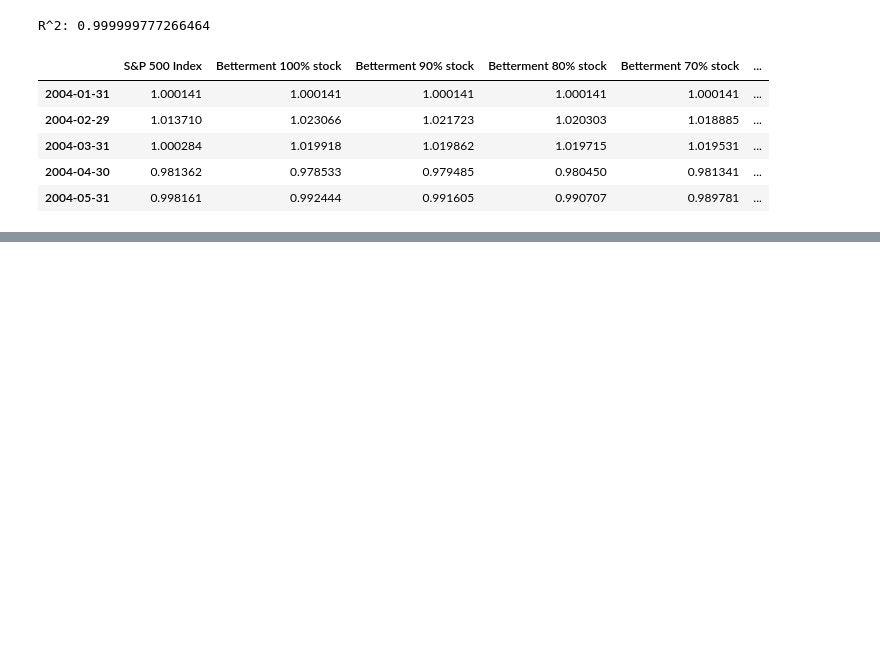
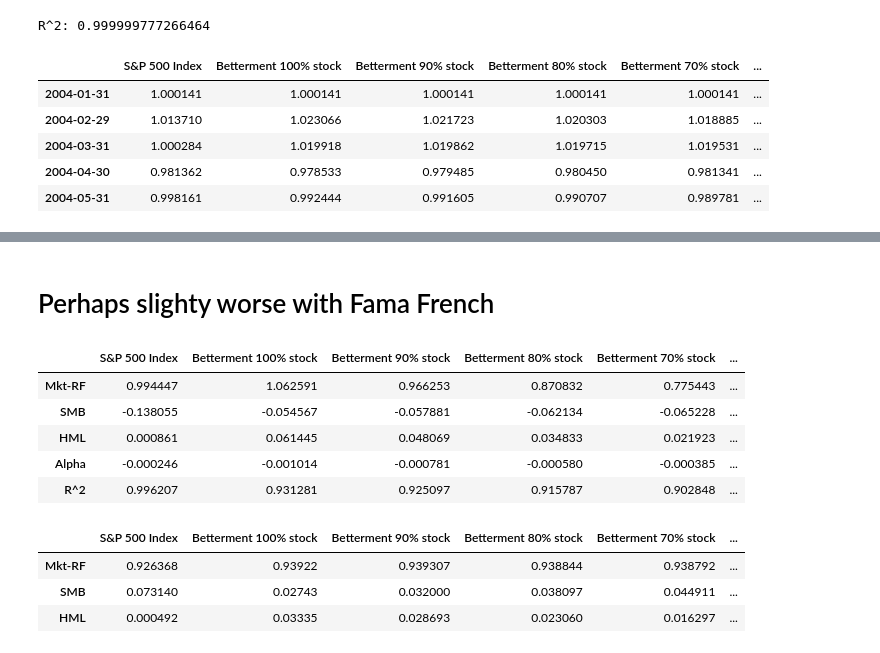
Before and after one commit to tianhuil/portfolio, a Jupyter notebook: Betterment.ipynb, the cells around one changed output, grey strips where cells are left out. Cells and saved outputs as stored; diff of their text form; code cells hidden in the pictures; blank space fills up the shorter version.

```diff
--- a/Betterment.ipynb
+++ b/Betterment.ipynb
@@ -165,0 +219,35 @@ df.to_csv("data/betterment_values.csv")
+# %% [markdown]
+# Perhaps slighty worse with Fama French
+# %%
+def ff_display(df, index_cols):
+    ff_weights_ = ff_weights(df, index_cols)
+    display(ff_weights_)
+    display(ff_importances(df, ff_weights_))
+
+index_cols = [
+   'S&P 500 Index', 'Betterment 100% stock', 'Betterment 90% stock',
+   'Betterment 80% stock', 'Betterment 70% stock', 'Betterment 60% stock',
+   'Betterment 50% stock',
+   'Avg. private client investor 80-100% equity risk',
+   'Betterment 40% stock',
+   'Avg. private client investor 60-80% equity risk',
+   'Betterment 30% stock',
+   'Avg. private client investor 40-60% equity risk',
+   'Betterment 20% stock',
+   'Avg. private client investor 0-40% equity risk',
+   'Five year U.S. Treasury Bills', 'Betterment 10% stock',
+   'Betterment 0% stock'
+]
+
+ff_display(df, index_cols)
+# %% [output]
+|  | S&P 500 Index | Betterment 100% stock | Betterment 90% stock | Betterment 80% stock | Betterment 70% stock | ... |
+| Mkt-RF | 0.994447 | 1.062591 | 0.966253 | 0.870832 | 0.775443 | ... |
+| SMB | -0.138055 | -0.054567 | -0.057881 | -0.062134 | -0.065228 | ... |
+| HML | 0.000861 | 0.061445 | 0.048069 | 0.034833 | 0.021923 | ... |
+| Alpha | -0.000246 | -0.001014 | -0.000781 | -0.000580 | -0.000385 | ... |
+| R^2 | 0.996207 | 0.931281 | 0.925097 | 0.915787 | 0.902848 | ... |
+|  | S&P 500 Index | Betterment 100% stock | Betterment 90% stock | Betterment 80% stock | Betterment 70% stock | ... |
+| Mkt-RF | 0.926368 | 0.93922 | 0.939307 | 0.938844 | 0.938792 | ... |
+| SMB | 0.073140 | 0.02743 | 0.032000 | 0.038097 | 0.044911 | ... |
+| HML | 0.000492 | 0.03335 | 0.028693 | 0.023060 | 0.016297 | ... |
```
Also changed, not shown: parts of 9 cells of this notebook, 2 other files.
